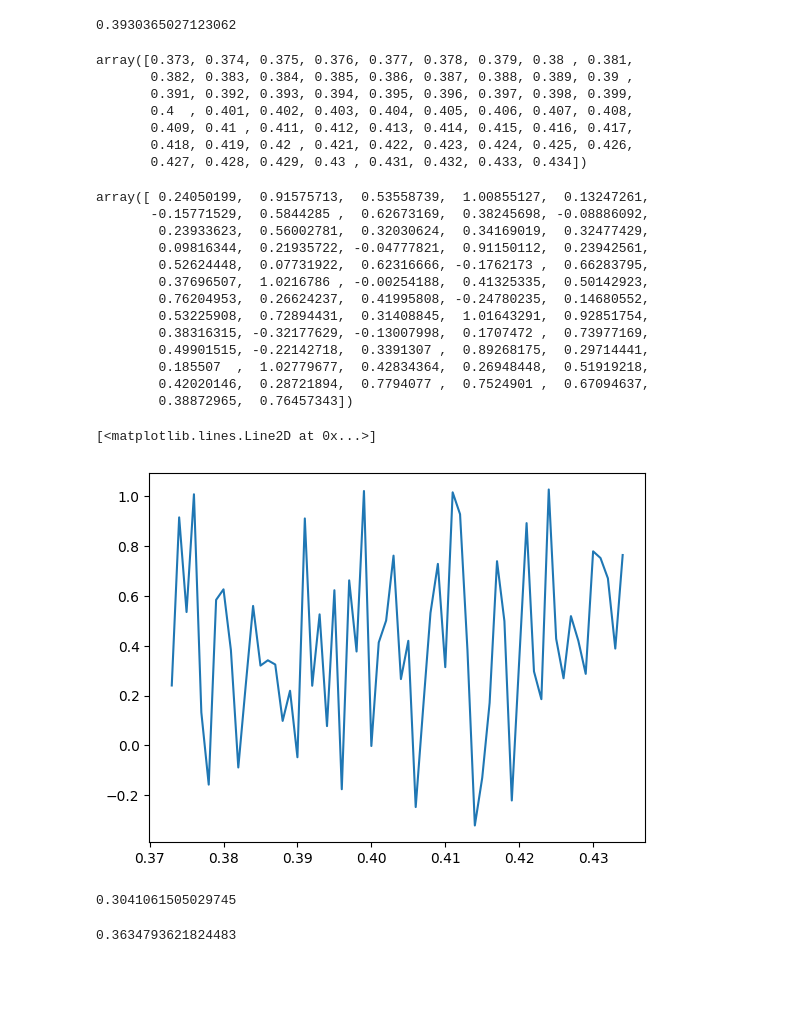
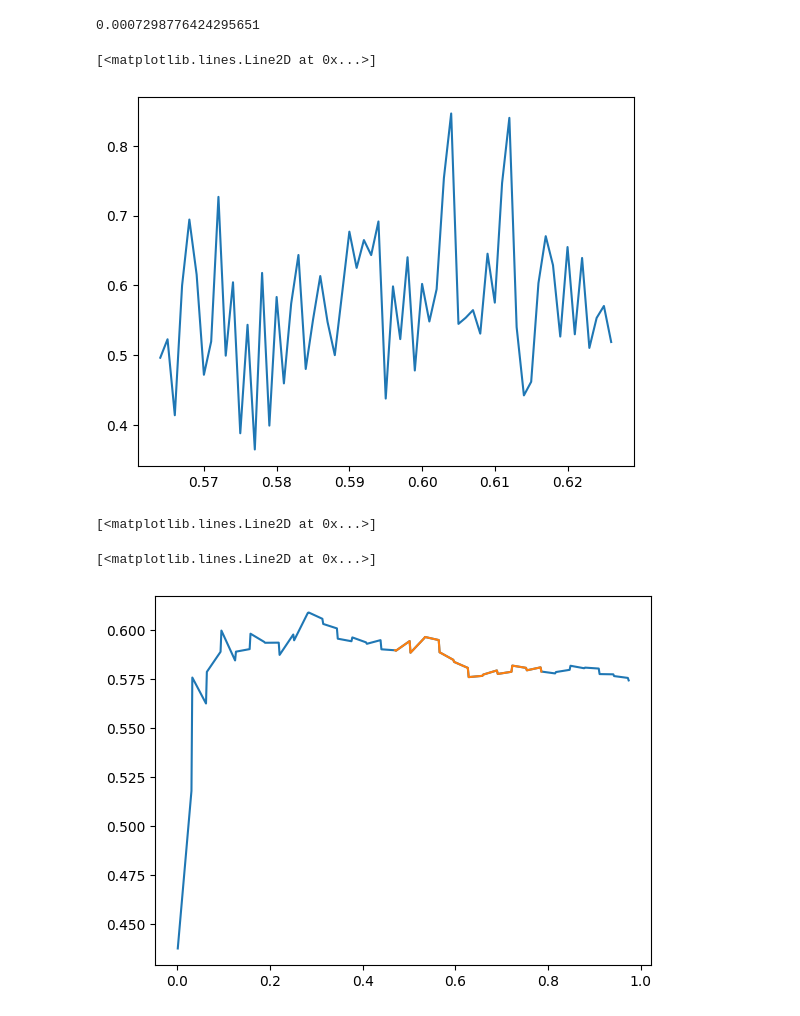
Before and after one commit to Karlmyh/RTER, a Jupyter notebook: test.ipynb, the cells around one changed output. Saved outputs shown, nothing was run; the diff lists cells and outputs as text; code cells hidden in the pictures; blank space fills up the shorter version.

```diff
--- a/test.ipynb
+++ b/test.ipynb
@@ -120,42 +97,43 @@ plt.plot(r_vec[-int(len(r_vec)*0.6):-int(len(r_vec)*0.1)],y_vec[-int(len(r_vec)*
-# %%
-idx_low=np.where((X_train==0.373).ravel())[0][0]
-idx_up=np.where((X_train==0.435).ravel())[0][0]
-(-np.cos(0.435)+np.cos(0.373))/(0.435-0.373)
-# %% [output]
-0.3930365027123062
-# %%
-X_train[idx_low:idx_up].ravel()
-Y_train[idx_low:idx_up].ravel()
-plt.plot(X_train[idx_low:idx_up].ravel(),Y_train[idx_low:idx_up].ravel())
-# %% [output]
-array([0.373, 0.374, 0.375, 0.376, 0.377, 0.378, 0.379, 0.38 , 0.381,
-       0.382, 0.383, 0.384, 0.385, 0.386, 0.387, 0.388, 0.389, 0.39 ,
-       0.391, 0.392, 0.393, 0.394, 0.395, 0.396, 0.397, 0.398, 0.399,
-       0.4  , 0.401, 0.402, 0.403, 0.404, 0.405, 0.406, 0.407, 0.408,
-       0.409, 0.41 , 0.411, 0.412, 0.413, 0.414, 0.415, 0.416, 0.417,
-       0.418, 0.419, 0.42 , 0.421, 0.422, 0.423, 0.424, 0.425, 0.426,
-       0.427, 0.428, 0.429, 0.43 , 0.431, 0.432, 0.433, 0.434])
-array([ 0.24050199,  0.91575713,  0.53558739,  1.00855127,  0.13247261,
-       -0.15771529,  0.5844285 ,  0.62673169,  0.38245698, -0.08886092,
-        0.23933623,  0.56002781,  0.32030624,  0.34169019,  0.32477429,
-        0.09816344,  0.21935722, -0.04777821,  0.91150112,  0.23942561,
-        0.52624448,  0.07731922,  0.62316666, -0.1762173 ,  0.66283795,
-        0.37696507,  1.0216786 , -0.00254188,  0.41325335,  0.50142923,
-        0.76204953,  0.26624237,  0.41995808, -0.24780235,  0.14680552,
-        0.53225908,  0.72894431,  0.31408845,  1.01643291,  0.92851754,
-        0.38316315, -0.32177629, -0.13007998,  0.1707472 ,  0.73977169,
-        0.49901515, -0.22142718,  0.3391307 ,  0.89268175,  0.29714441,
-        0.185507  ,  1.02779677,  0.42834364,  0.26948448,  0.51919218,
-        0.42020146,  0.28721894,  0.7794077 ,  0.7524901 ,  0.67094637,
-        0.38872965,  0.76457343])
-[<matplotlib.lines.Line2D at 0x...>]
-[figure, removed]
-# %%
-np.sin(0.309)
-np.sin(0.372)
-# %% [output]
-0.3041061505029745
-0.3634793621824483
+# %%
+MSE_sum=0
+repeat_time=20
+for seed in range(repeat_time):
+    np.random.seed(seed)
+    X_train= np.arange(0,1,0.001).reshape(-1,1)
+    Y_train_true = np.sin(X_train).ravel()
+    Y_train_noise = np.random.normal(scale=0.1,size=X_train.shape[0])
+    Y_train=Y_train_true+Y_train_noise
+
+    X_test= np.arange(0,1,0.005).reshape(-1,1)
+    Y_test_true = np.sin(X_test).ravel()
+    ERT_model=RegressionTree(estimator="extrapolation_estimator",
+                         splitter="midpoint",
+                         min_samples_split=30,
+                         max_depth=4,
+                         order=1,
+                         random_state=1,
+                         truncate_ratio_low=0.55,
+                         truncate_ratio_up=0.2)
+    ERT_model.fit(X_train,Y_train)
+    Y_hat=ERT_model.predict(X_test)
+    MSE_sum+=MSE(Y_hat,Y_test_true)
+MSE_sum/repeat_time
+# %% [output]
+0.0007298776424295651
+# %%
+node_range,dt_X, dt_Y,sorted_ratio,sorted_prediction,intercept= ERT_model.get_node_information(9)
+# %%
+plt.plot(dt_X.ravel(),dt_Y.ravel())
+# %% [output]
+[<matplotlib.lines.Line2D at 0x...>]
+[figure, added]
+# %%
+plt.plot(sorted_ratio,sorted_prediction)
+plt.plot(sorted_ratio[-int(len(sorted_ratio)*0.55):-int(len(sorted_ratio)*0.2)],sorted_prediction[-int(len(sorted_prediction)*0.55):-int(len(sorted_prediction)*0.2)])
+# %% [output]
+[<matplotlib.lines.Line2D at 0x...>]
+[<matplotlib.lines.Line2D at 0x...>]
+[figure, added]
 # %%
 plt.plot(Y_hat)
 plt.plot(Y_test_true)
```
Also changed, not shown: parts of 22 cells of this notebook, 4 other files.
